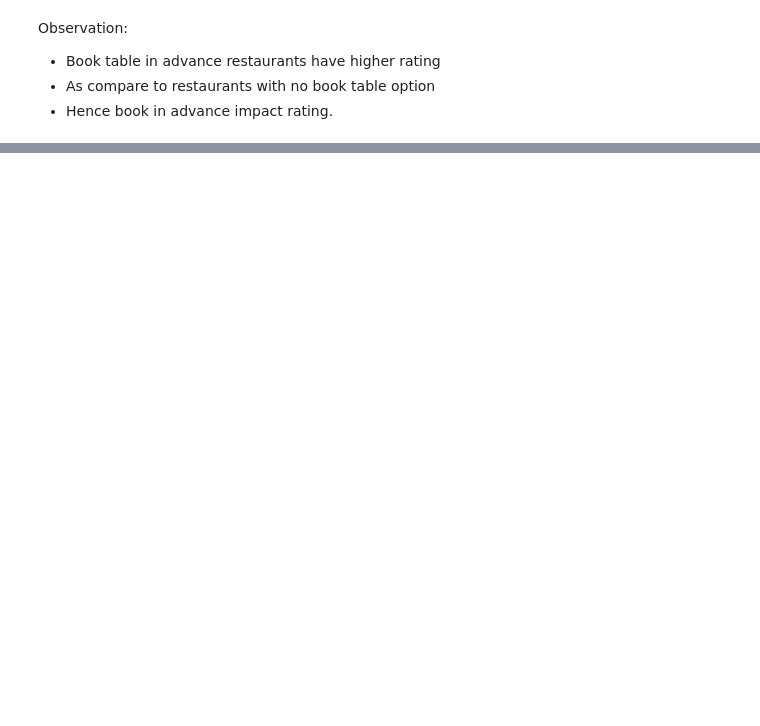
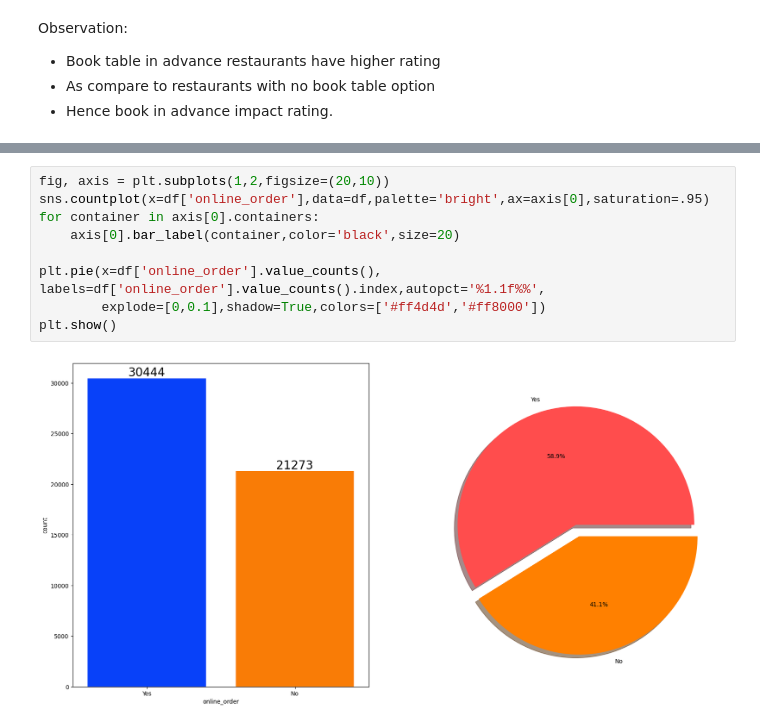
Before and after one commit to KrishKanojia/restaurant-rating-prediction, a Jupyter notebook: notebook/1. EDA RESTAURANT RATING.ipynb, the cells around one changed output, grey strips where cells are left out. Drawn from its saved outputs; the diff is of its cells as text; blank space fills up the shorter version.

```diff
--- a/notebook/1. EDA RESTAURANT RATING.ipynb
+++ b/notebook/1. EDA RESTAURANT RATING.ipynb
@@ -289,0 +290,11 @@ Observation:
+# %%
+fig, axis = plt.subplots(1,2,figsize=(20,10))
+sns.countplot(x=df['online_order'],data=df,palette='bright',ax=axis[0],saturation=.95)
+for container in axis[0].containers:
+    axis[0].bar_label(container,color='black',size=20)
+
+plt.pie(x=df['online_order'].value_counts(), labels=df['online_order'].value_counts().index,autopct='%1.1f%%',
+        explode=[0,0.1],shadow=True,colors=['#ff4d4d','#ff8000'])
+plt.show()
+# %% [output]
+[figure, added]
```
Also changed, not shown: parts of 9 cells of this notebook.
